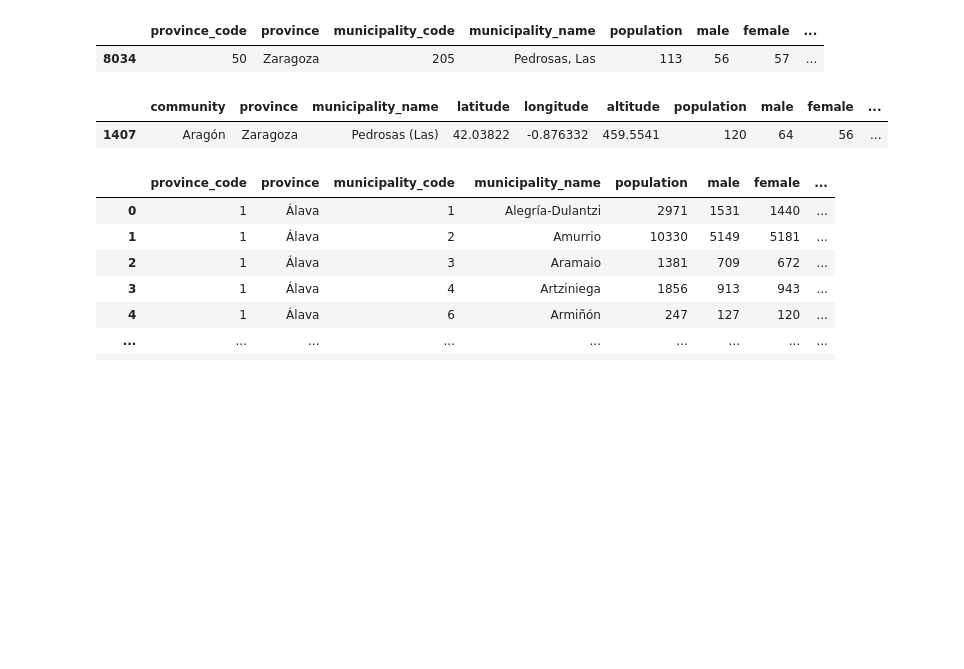
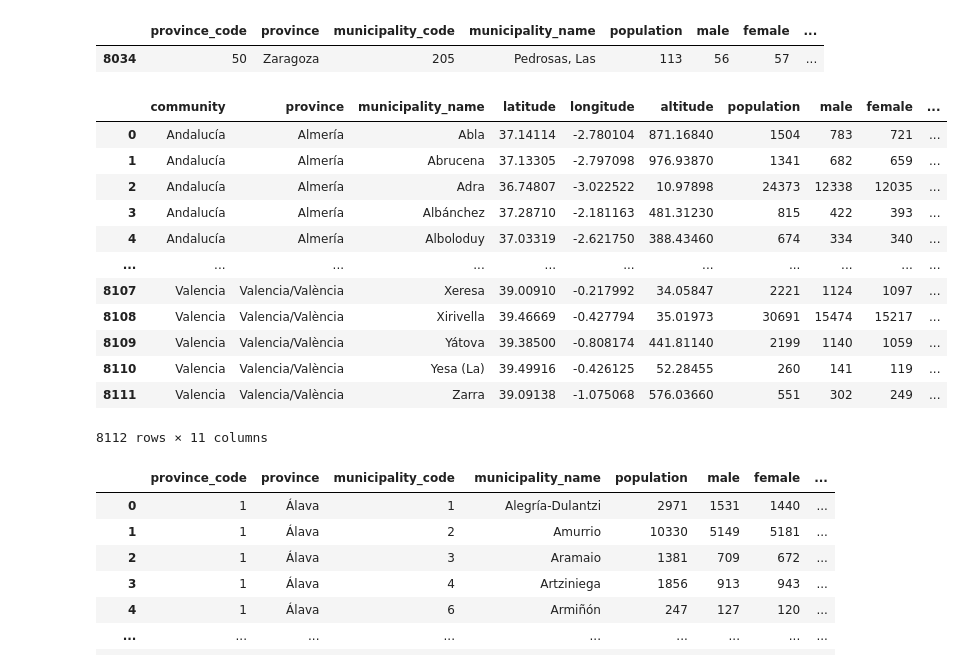
Before and after one commit to marimoysan/ml-pueblos, a Jupyter notebook: notebooks/eda.ipynb, the cells around one changed output. Drawn from its saved outputs; the diff is of its cells as text; code cells hidden in the pictures; blank space fills up the shorter version.

```diff
--- a/notebooks/eda.ipynb
+++ b/notebooks/eda.ipynb
@@ -39,0 +59,3 @@ df_coordinates.columns = map_cols_es_en(df_coordinates.columns.to_list(), column
+# %%
+df_coordinates = replace_with(df_coordinates, 'province', 'Vizcaya', 'Bizcaia')
+df_coordinates[df_coordinates['province'] == "Bizcaia"]
@@ -41,7 +77,11 @@ df_coordinates.columns = map_cols_es_en(df_coordinates.columns.to_list(), column
 cleaner = AccentCleaner([df_communities, df_coordinates], ['municipality_name', 'province'])
 cleaner.cleanAccents()
 
+
 aligner = ColumnAligner(df_communities, df_coordinates, 'municipality_name_clean', re.compile(r"\*,\s"))
 aligner.alignColumns()
 
-# df_coordinates.sample(50)
+df_communities = split_at_char(df_communities, 'province_clean', '/')
+df_communities = split_at_char(df_communities, 'municipality_name_clean', '/')
+df_coordinates = split_at_char(df_coordinates, 'province_clean', '/')
+df_coordinates = split_at_char(df_coordinates, 'municipality_name_clean', '/')
@@ -74,10 +110,23 @@ df_communities[df_communities['municipality_name_clean'] == "pedrosas, las"]
 # %%
 df_coordinates[df_coordinates['municipality_name'] == "Amurrio"]
 df_coordinates[df_coordinates['municipality_name_clean'] == "pedrosas"]
 df_coordinates[df_coordinates['municipality_name'].str.contains(r'pedrosas', case=False, na=False)]
+
+df_coordinates
 # %% [output]
 |  | community | province | municipality_name | latitude | longitude | altitude | population | male | female | ... |
-| 1407 | Aragón | Zaragoza | Pedrosas (Las) | 42.03822 | -0.876332 | 459.5541 | 120 | 64 | 56 | ... |
+| 0 | Andalucía | Almería | Abla | 37.14114 | -2.780104 | 871.16840 | 1504 | 783 | 721 | ... |
+| 1 | Andalucía | Almería | Abrucena | 37.13305 | -2.797098 | 976.93870 | 1341 | 682 | 659 | ... |
+| 2 | Andalucía | Almería | Adra | 36.74807 | -3.022522 | 10.97898 | 24373 | 12338 | 12035 | ... |
+| 3 | Andalucía | Almería | Albánchez | 37.28710 | -2.181163 | 481.31230 | 815 | 422 | 393 | ... |
+| 4 | Andalucía | Almería | Alboloduy | 37.03319 | -2.621750 | 388.43460 | 674 | 334 | 340 | ... |
+| ... | ... | ... | ... | ... | ... | ... | ... | ... | ... | ... |
+| 8107 | Valencia | Valencia/València | Xeresa | 39.00910 | -0.217992 | 34.05847 | 2221 | 1124 | 1097 | ... |
+| 8108 | Valencia | Valencia/València | Xirivella | 39.46669 | -0.427794 | 35.01973 | 30691 | 15474 | 15217 | ... |
+| 8109 | Valencia | Valencia/València | Yátova | 39.38500 | -0.808174 | 441.81140 | 2199 | 1140 | 1059 | ... |
+| 8110 | Valencia | Valencia/València | Yesa (La) | 39.49916 | -0.426125 | 52.28455 | 260 | 141 | 119 | ... |
+| 8111 | Valencia | Valencia/València | Zarra | 39.09138 | -1.075068 | 576.03660 | 551 | 302 | 249 | ... |
+8112 rows × 11 columns
 # %%
 df = pd.merge(df_communities, df_coordinates[['altitude', 'longitude', 'latitude', 'municipality_name_clean', 'province_clean']],
               on=['municipality_name_clean', 'province_clean'],
```
Also changed, not shown: parts of 16 cells of this notebook, 1 other file.
